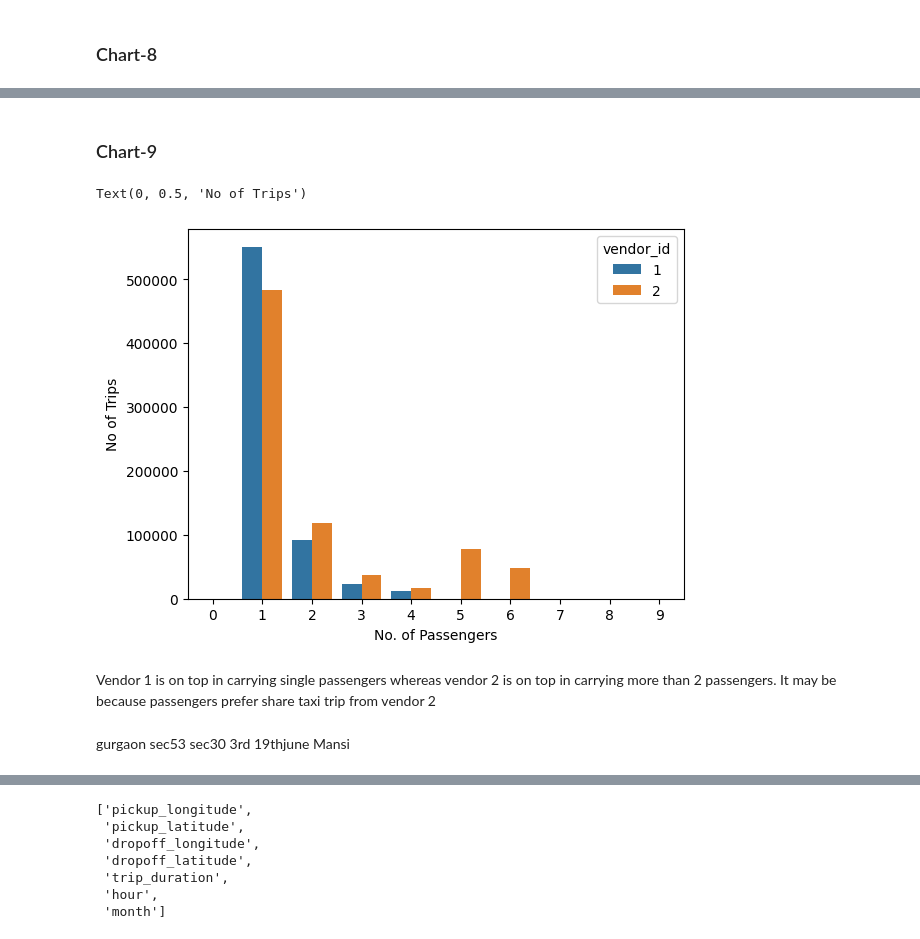
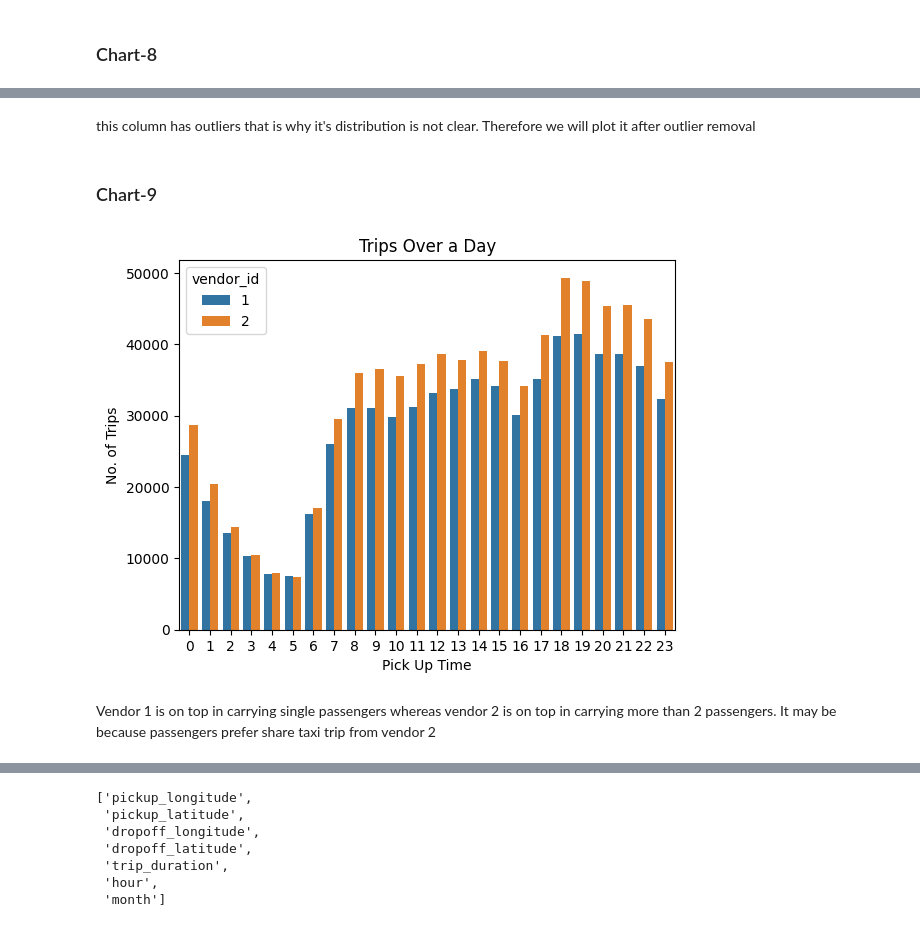
Before and after one commit to Ksangi/NYC_Taxi_trip_Time_Prediction_Project, a Jupyter notebook: NYC_Taxi_Trip_Time_Predictionipynb.ipynb, the cells around one changed output, grey strips where cells are left out. Saved outputs shown, nothing was run; the diff lists cells and outputs as text; code cells hidden in the pictures.

```diff
--- a/NYC_Taxi_Trip_Time_Predictionipynb.ipynb
+++ b/NYC_Taxi_Trip_Time_Predictionipynb.ipynb
@@ -320,17 +332,19 @@ Datetime
+# %% [markdown]
+this column has outliers that is why it's distribution is not clear. Therefore we will plot it after outlier removal
 # %% [markdown]
 ### Chart-9
+# %%
+# converting time to datetime format
+data['pickup_datetime'] = pd.to_datetime(data['pickup_datetime'])
+data['dropoff_datetime'] = pd.to_datetime(data['dropoff_datetime'])
 # %%
-ax=sns.countplot(data=data, x='passenger_count', hue='vendor_id')
-plt.xlabel('No. of Passengers')
-plt.ylabel('No of Trips')
+# double bar plot
+sns.countplot(x=data['pickup_datetime'].dt.hour, hue=data['vendor_id'] )
+plt.xlabel('Pick Up Time')
+plt.ylabel('No. of Trips')
+plt.title('Trips Over a Day')
+plt.show()
 # %% [output]
-Text(0, 0.5, 'No of Trips')
-[figure, old version]
+[figure, new version]
 # %% [markdown]
 Vendor 1 is on top in carrying single passengers whereas vendor 2 is on top in carrying more than 2 passengers. It may be because passengers prefer share taxi trip from vendor 2
-# %% [markdown]
-gurgaon
-sec53
-sec30
-3rd 19thjune
-Mansi
```
Also changed, not shown: parts of 86 cells of this notebook.
